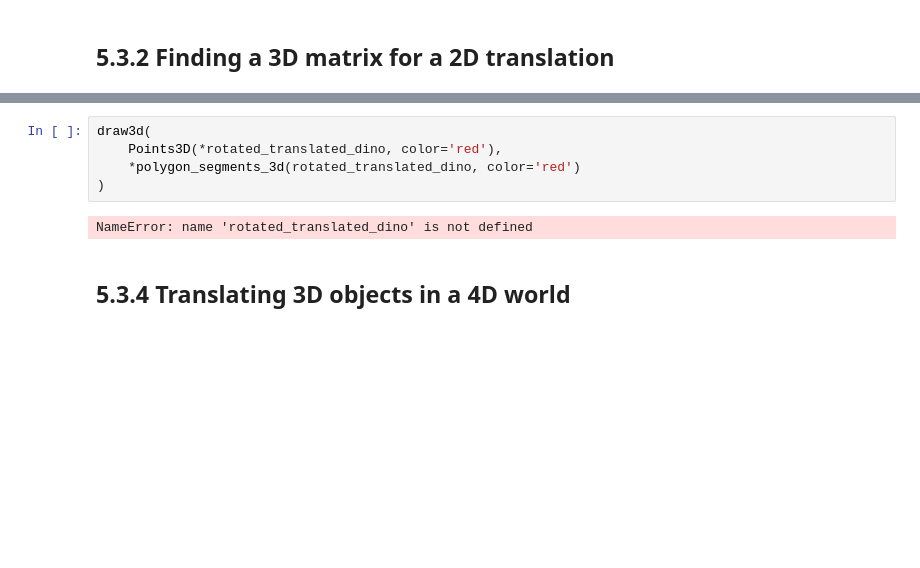
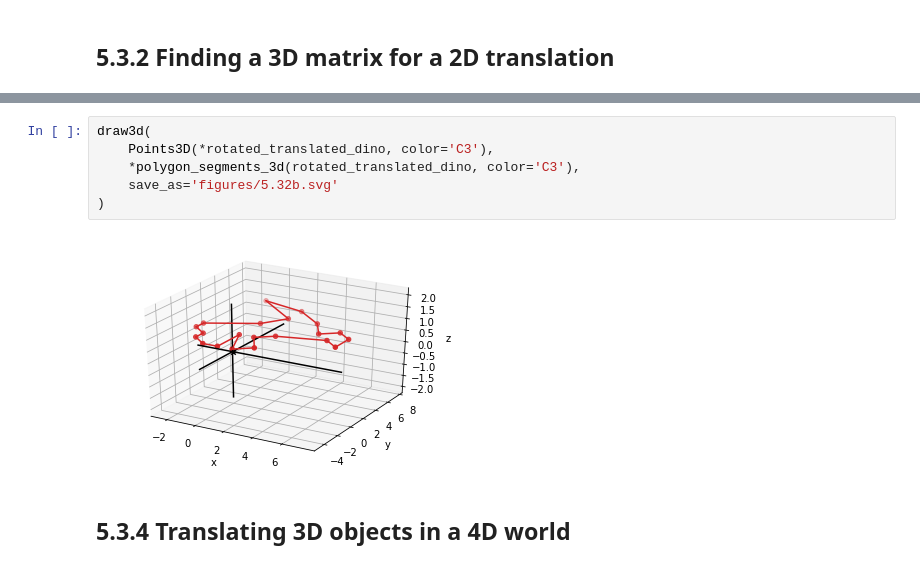
Before and after one commit to orlandpm/Math-for-Programmers, a Jupyter notebook: Chapter 05/Chapter 5 Walkthrough.ipynb, the cells around one changed output, grey strips where cells are left out. Cells and saved outputs as stored; diff of their text form; blank space fills up the shorter version.

```diff
--- a/Chapter 05/Chapter 5 Walkthrough.ipynb
+++ b/Chapter 05/Chapter 5 Walkthrough.ipynb
@@ -322,10 +324,11 @@ draw3d(
 # %%
 draw3d(
-    Points3D(*rotated_translated_dino, color='red'),
-    *polygon_segments_3d(rotated_translated_dino, color='red')
+    Points3D(*rotated_translated_dino, color='C3'),
+    *polygon_segments_3d(rotated_translated_dino, color='C3'),
+    save_as='figures/5.32b.svg'
 )
 # %% [output]
-NameError: name 'rotated_translated_dino' is not defined
+[figure, added]
 # %% [markdown]
 ## 5.3.4 Translating 3D objects in a 4D world
 # %%
```
Also changed, not shown: parts of 14 cells of this notebook, 30 other files.
